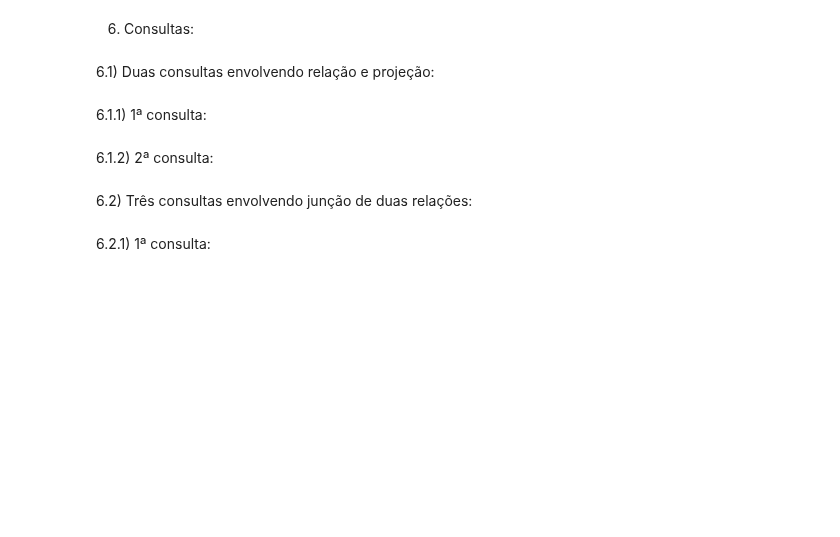
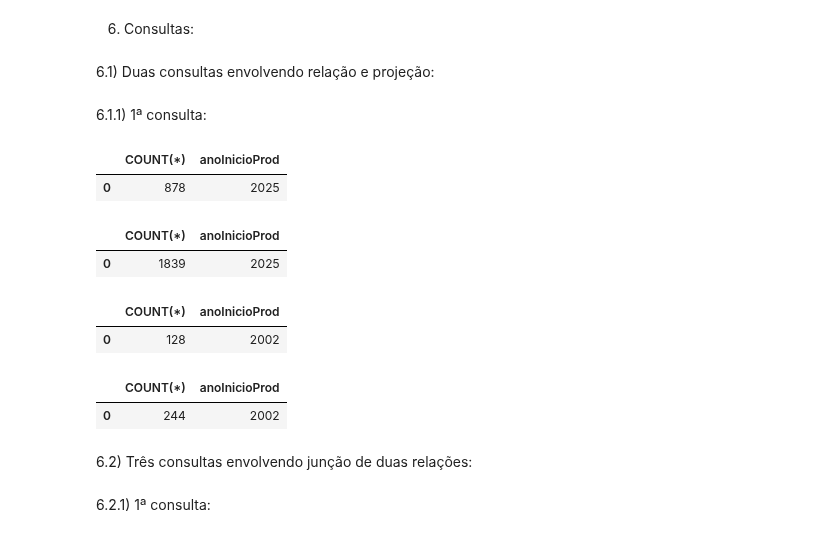
Before and after one commit to MarceleLouiseSAra/TPs-IBD, a Jupyter notebook: TP2.ipynb, the cells around one changed output. Saved outputs shown, nothing was run; the diff lists cells and outputs as text; code cells hidden in the pictures; blank space fills up the shorter version.

```diff
--- a/TP2.ipynb
+++ b/TP2.ipynb
@@ -576,8 +576,34 @@ show_tables(conn)
 6.1) Duas consultas envolvendo relação e projeção:
 # %% [markdown]
   6.1.1) 1ª consulta:
-# %% [markdown]
-6.1.2) 2ª consulta:
+# %%
+fetch("""
+  SELECT COUNT(*), anoInicioProd FROM Obra2025 WHERE anoInicioProd = 2025
+""", conn)
+# %% [output]
+|  | COUNT(*) | anoInicioProd |
+| 0 | 878 | 2025 |
+# %%
+fetch("""
+  SELECT COUNT(*), anoInicioProd FROM Obra2025 WHERE anoInicioProd LIKE "%202%"
+""", conn)
+# %% [output]
+|  | COUNT(*) | anoInicioProd |
+| 0 | 1839 | 2025 |
+# %%
+fetch("""
+  SELECT COUNT(*), anoInicioProd FROM Obra2002 WHERE anoInicioProd = 2002
+""", conn)
+# %% [output]
+|  | COUNT(*) | anoInicioProd |
+| 0 | 128 | 2002 |
+# %%
+fetch("""
+  SELECT COUNT(*), anoInicioProd FROM Obra2002 WHERE anoInicioProd LIKE "%200%"
+""", conn)
+# %% [output]
+|  | COUNT(*) | anoInicioProd |
+| 0 | 244 | 2002 |
 # %% [markdown]
 6.2) Três consultas envolvendo junção de duas relações:
 # %% [markdown]
```
Also changed, not shown: parts of 1 cell of this notebook.
